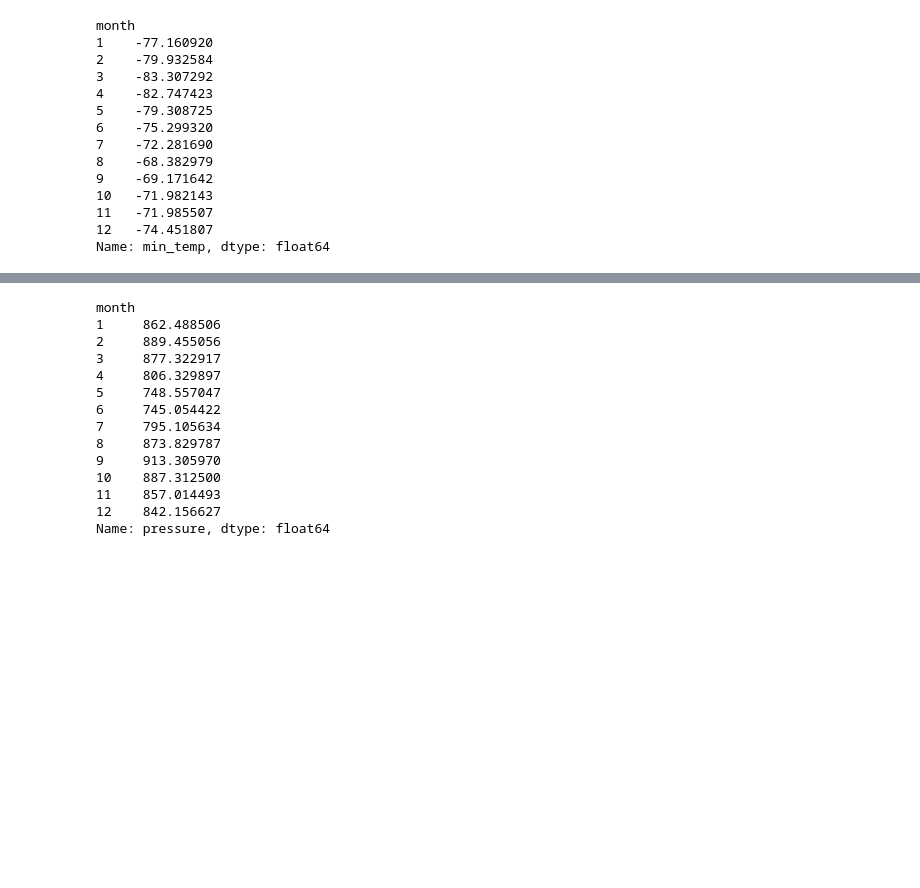
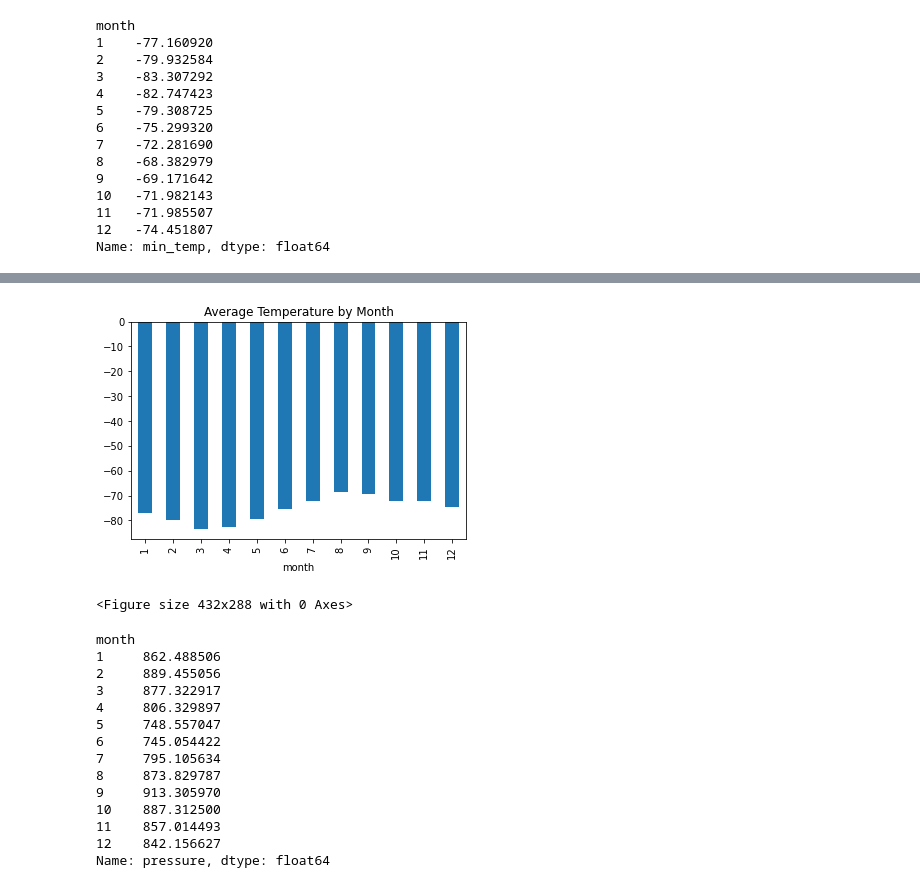
Before and after one commit to Colleen-Cobb/Web-Scraping-Challenge, a Jupyter notebook: part_2_mars_weather.ipynb, the cells around one changed output, grey strips where cells are left out. Cells and saved outputs as stored; diff of their text form; code cells hidden in the pictures; blank space fills up the shorter version.

```diff
--- a/part_2_mars_weather.ipynb
+++ b/part_2_mars_weather.ipynb
@@ -174,5 +174,4 @@ dtype: object
 # Change data types for data analysis
 convert_dict={'id': str}
 dataframe=dataframe.astype(convert_dict)
-dataframe['terrestrial_date']=pd.to_datetime(df['terrestrial_date'])
-print(dataframe.dtypes)
+dataframe['terrestrial_date']=pd.to_datetime(dataframe['terrestrial_date'])
@@ -260,2 +251,19 @@ Name: min_temp, dtype: float64
+# %%
+# Identify the coldest and hottest months in Curiosity's location
+# Plot the average temperature by month
+
+avg_month=dataframe.groupby("month")
+
+
+month_temp=avg_month["min_temp"].mean()
+bar_temp=month_temp.plot(kind="bar", title="Average Temperature by Month")
+bar_temp.set_xlabel=("Month")
+bar_temp.set_ylabel=("Temperature in Celcius")
+
+plt.show()
+plt.tight_layout()
+# %% [output]
+[figure, added]
+<Figure size 432x288 with 0 Axes>
 # %%
 # 4. Average pressure by Martian month
```
Also changed, not shown: parts of 18 cells of this notebook, 1 other file.
